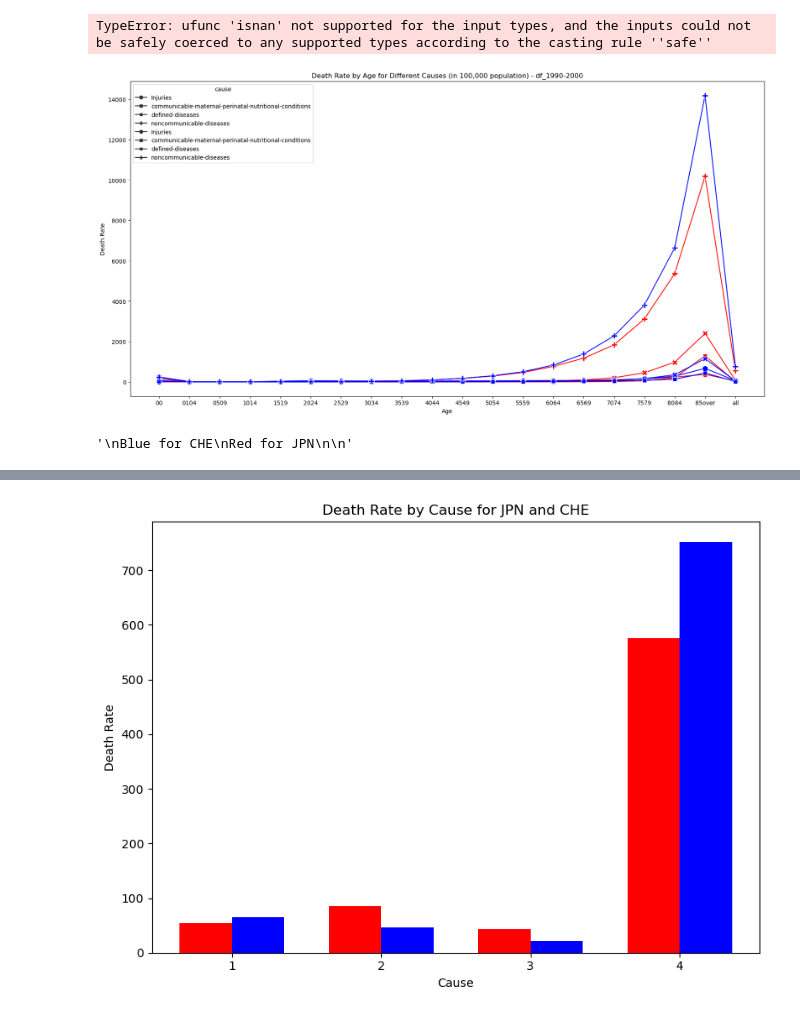
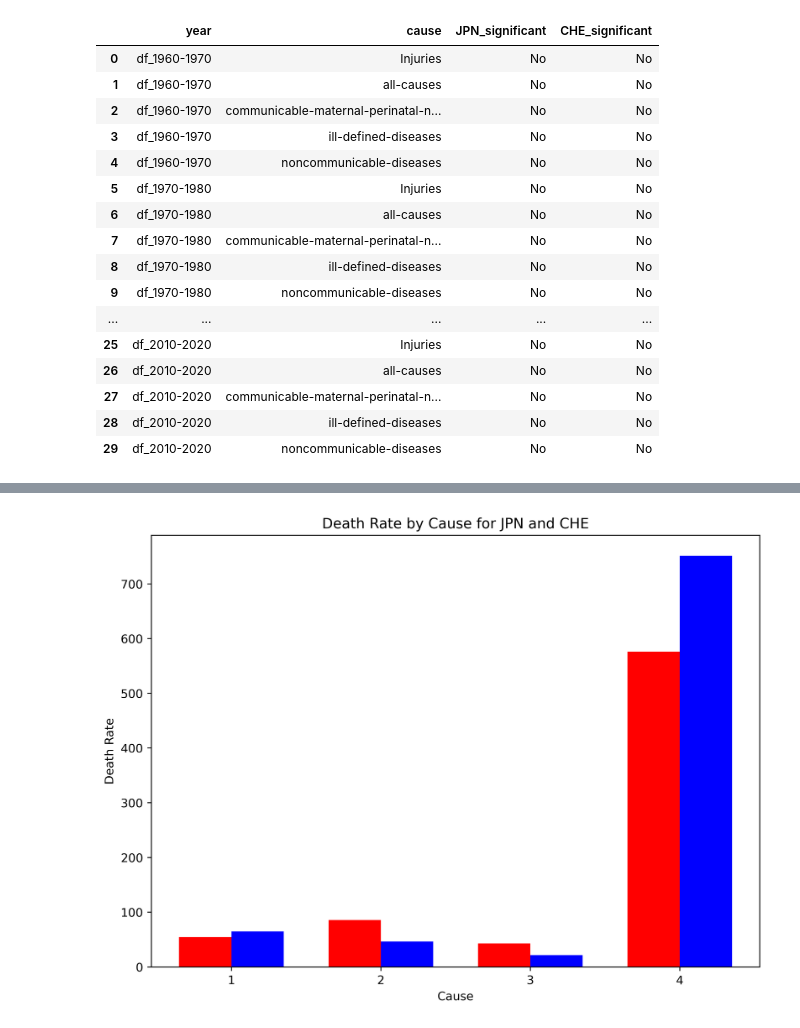
Before and after one commit to flashpub/mortality-rate-second, a Jupyter notebook: age_cause_analysis.ipynb, the cells around one changed output, grey strips where cells are left out. Cells and saved outputs as stored; diff of their text form; code cells hidden in the pictures.

```diff
--- a/age_cause_analysis.ipynb
+++ b/age_cause_analysis.ipynb
@@ -27,15 +8,3 @@ import warnings
 warnings.filterwarnings('ignore')
 import scipy.stats as stats
 from scipy.optimize import curve_fit
-# %%
-# Original DataFrame
-df = pd.DataFrame({'A': [1, 2], 'B': [3, 4]})
-
-# Row to append
-new_row = pd.Series({'A': 5, 'B': 6})
-
-# Use pd.concat to append the row
-df = pd.concat([df, new_row.to_frame().T], ignore_index=True)
-
-# Display the updated DataFrame
-print(df)
@@ -127,12 +91,12 @@ for year in ["1960-1970","1970-1980","1980-1990","1990-2000","2000-2010","2010-2
                     (df_extract['causes'] == cause) &\
                     (df_extract['Country Code'] == 'CHE')
                 ]['Death rate'].sum()/10
-                new_row = pd.Series({
+                new_row = {
                     'age':age,
                     'gender':gender,
                     'cause':cause,
                     'JPN_death_rate':death_jpn,
                     'CHE_death_rate':death_che
-                })
-                dfs[df_name] = pd.concat([dfs[df_name], new_row.to_frame().T], ignore_index=True)
+                }
+                dfs[df_name] = dfs[df_name].append(new_row, ignore_index=True)
                 dfs[df_name]['age'] = dfs[df_name]['age'].apply(lambda x: x.replace("_", "").replace("Age", ""))
@@ -220,67 +116,56 @@ for key, data_frame in dfs.items():
         male_data = target[target['gender'] == 'Male'][country]
         female_data = target[target['gender'] == 'Female'][country]
 
-
-        # Mann-Whitney U test
+        # Perform the Mann-Whitney U test
         statistic, p_value = stats.mannwhitneyu(male_data, female_data, alternative='two-sided')
 
-        # Checking if the difference is significant
+        # Check if the difference is significant
         alpha = 0.05  # Set your desired significance level
         if p_value < alpha:
             j = "Yes"
         else:
             j = "No"
         country = 'CHE_death_rate'
         male_data = target[target['gender'] == 'Male'][country]
         female_data = target[target['gender'] == 'Female'][country]
 
-
-        # Mann-Whitney U test
+        # Perform the Mann-Whitney U test
         statistic, p_value = stats.mannwhitneyu(male_data, female_data, alternative='two-sided')
 
-        # Checking if the difference is significant
+        # Check if the difference is significant
         alpha = 0.05  # Set your desired significance level
         if p_value < alpha:
             c = "Yes"
         else:
             c = "No"
 
         new_row = {
             'year': key,
             'cause': cause,
             'JPN_significant': j,
             'CHE_significant': c
         }
 
-        significance_age = pd.concat([significance_age, new_row.to_frame().T], ignore_index=True)
+        significance_age = significance_age.append(new_row, ignore_index=True)
 
 significance_age
 # %% [output]
-TypeError: ufunc 'isnan' not supported for the input types, and the inputs could not be safely coerced to any supported types according to the casting rule ''safe''
+|  | year | cause | JPN_significant | CHE_significant |
+| 0 | df_1960-1970 | Injuries | No | No |
+| 1 | df_1960-1970 | all-causes | No | No |
+| 2 | df_1960-1970 | communicable-maternal-perinatal-n... | No | No |
+| 3 | df_1960-1970 | ill-defined-diseases | No | No |
+| 4 | df_1960-1970 | noncommunicable-diseases | No | No |
+| 5 | df_1970-1980 | Injuries | No | No |
+| 6 | df_1970-1980 | all-causes | No | No |
+| 7 | df_1970-1980 | communicable-maternal-perinatal-n... | No | No |
+| 8 | df_1970-1980 | ill-defined-diseases | No | No |
+| 9 | df_1970-1980 | noncommunicable-diseases | No | No |
+| ... | ... | ... | ... | ... |
+| 25 | df_2010-2020 | Injuries | No | No |
+| 26 | df_2010-2020 | all-causes | No | No |
+| 27 | df_2010-2020 | communicable-maternal-perinatal-n... | No | No |
+| 28 | df_2010-2020 | ill-defined-diseases | No | No |
+| 29 | df_2010-2020 | noncommunicable-diseases | No | No |
-# %%
-# creating a line plot inside a frame
-plt.figure(figsize=(20, 10))
-sns.set_palette(["red", "blue"])
-sns.lineplot(data=dfs['df_1990-2000'][
-    (dfs['df_1990-2000']['cause'] != 'all_causes') & (dfs['df_1990-2000']['cause'] != 'all-causes') &(dfs['df_1990-2000']['gender'] == 'All')
-],x='age', y='JPN_death_rate',style='cause', markers=True, dashes=False, markersize=10)
-sns.lineplot(data=dfs['df_1990-2000'][
-    (dfs['df_1990-2000']['cause'] != 'all_causes') & (dfs['df_1990-2000']['cause'] != 'all-causes') & (dfs['df_1990-2000']['gender'] == 'All')
-], x='age', y='CHE_death_rate',style='cause', markers=True, dashes=False, markersize=10)
-
-plt.xlabel("Age")
-plt.ylabel("Death Rate")
-plt.title(f"Death Rate by Age for Different Causes (in 100,000 population) - df_1990-2000")
-
-plt.show()
-
-"""
-Blue for CHE
-Red for JPN
-
-"""
-# %% [output]
-[figure, removed]
-'\nBlue for CHE\nRed for JPN\n\n'
 # %%
 
```
Also changed, not shown: parts of 12 cells of this notebook, 2 other files.
